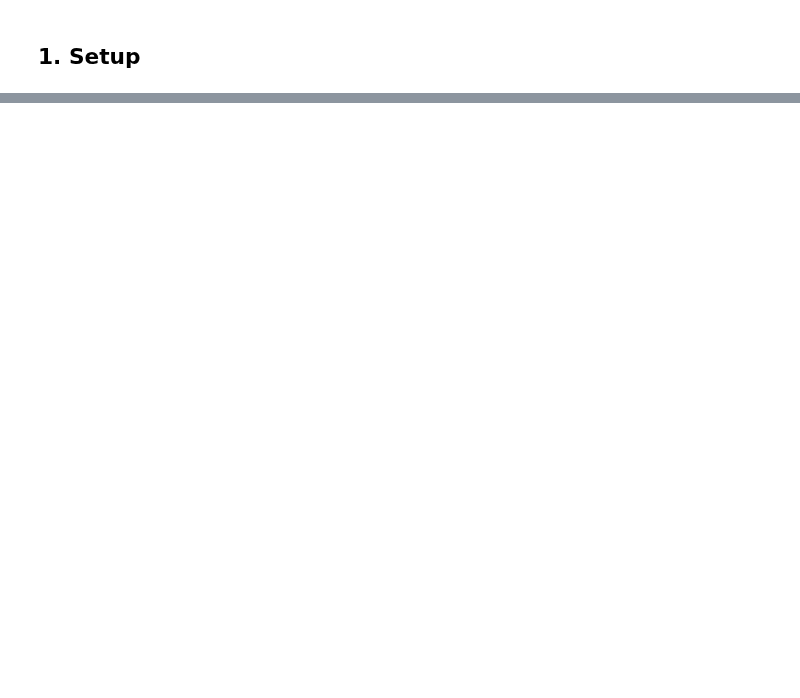
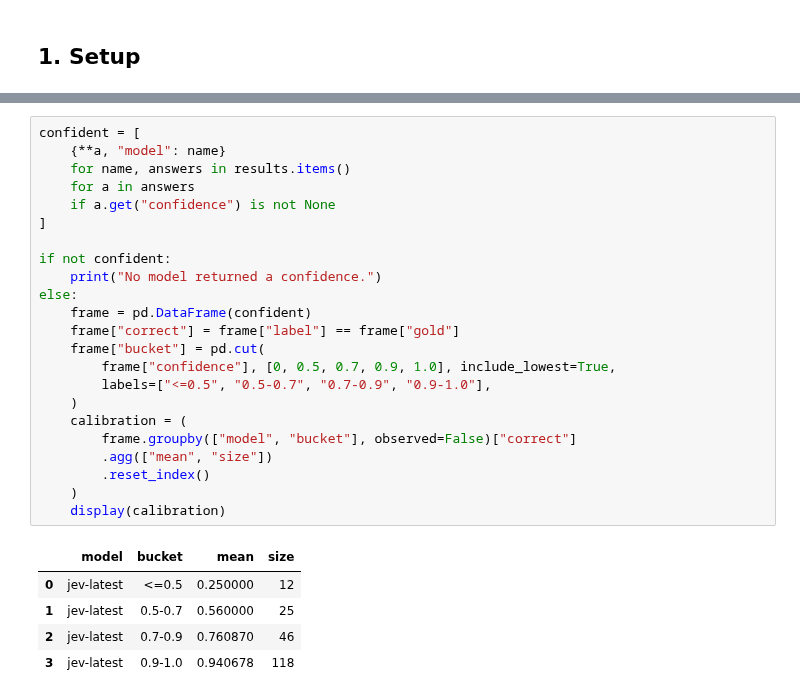
Before and after one commit to miptgirl/miptgirl_medium, a Jupyter notebook: jev/benchmark_banking77.ipynb, the cells around one changed output, grey strips where cells are left out. Drawn from its saved outputs; the diff is of its cells as text; blank space fills up the shorter version.

```diff
--- a/jev/benchmark_banking77.ipynb
+++ b/jev/benchmark_banking77.ipynb
@@ -451,0 +414,29 @@ wrote results/banking77_summary.csv
+# %%
+confident = [
+    {**a, "model": name}
+    for name, answers in results.items()
+    for a in answers
+    if a.get("confidence") is not None
+]
+
+if not confident:
+    print("No model returned a confidence.")
+else:
+    frame = pd.DataFrame(confident)
+    frame["correct"] = frame["label"] == frame["gold"]
+    frame["bucket"] = pd.cut(
+        frame["confidence"], [0, 0.5, 0.7, 0.9, 1.0], include_lowest=True,
+        labels=["<=0.5", "0.5-0.7", "0.7-0.9", "0.9-1.0"],
+    )
+    calibration = (
+        frame.groupby(["model", "bucket"], observed=False)["correct"]
+        .agg(["mean", "size"])
+        .reset_index()
+    )
+    display(calibration)
+# %% [output]
+|  | model | bucket | mean | size |
+| 0 | jev-latest | <=0.5 | 0.250000 | 12 |
+| 1 | jev-latest | 0.5-0.7 | 0.560000 | 25 |
+| 2 | jev-latest | 0.7-0.9 | 0.760870 | 46 |
+| 3 | jev-latest | 0.9-1.0 | 0.940678 | 118 |
```
Also changed, not shown: parts of 59 cells of this notebook, 9 other files.
